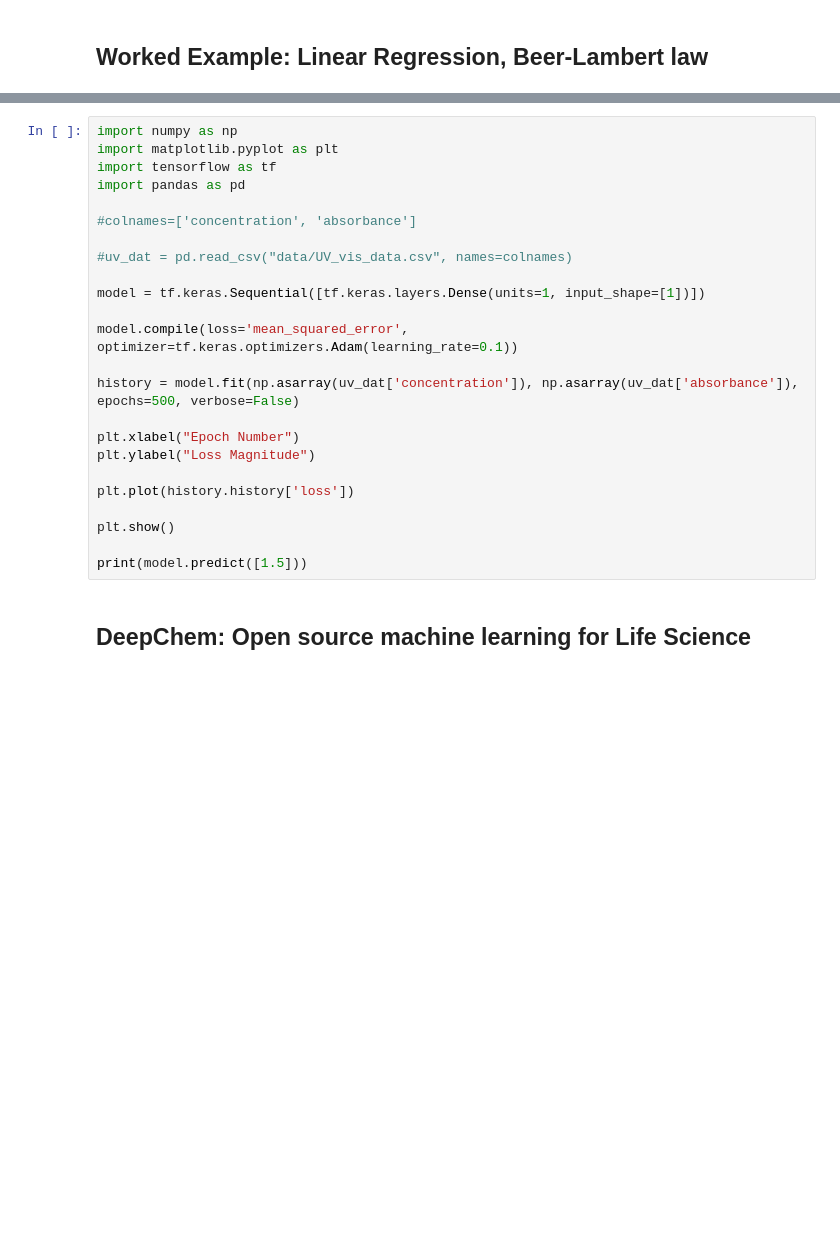
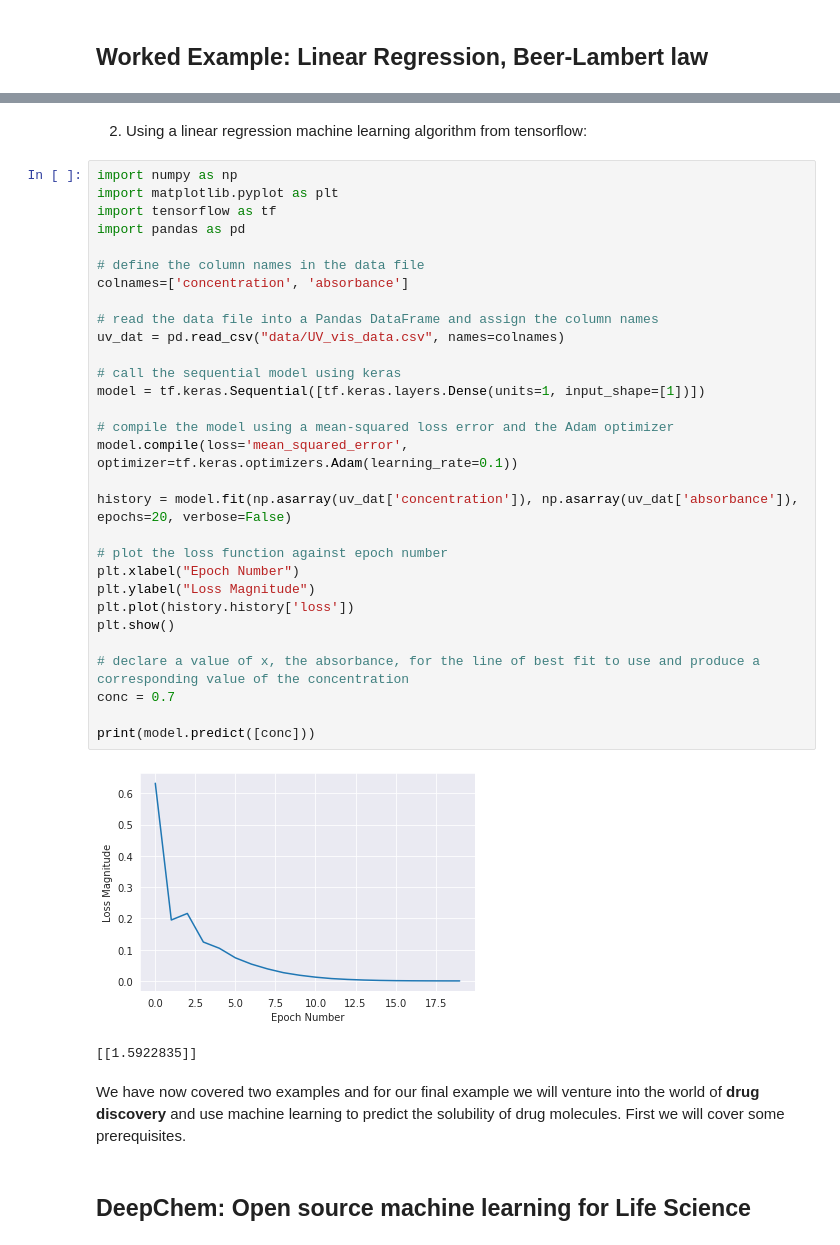
Before and after one commit to adambaskerville/ProgrammingForChemists, a Jupyter notebook: Session7_MachineLearning.ipynb, the cells around one changed output, grey strips where cells are left out. Saved outputs shown, nothing was run; the diff lists cells and outputs as text; blank space fills up the shorter version.

```diff
--- a/Session7_MachineLearning.ipynb
+++ b/Session7_MachineLearning.ipynb
@@ -189,27 +386,40 @@ print(m*1.5 + c)
+# %% [markdown]
+2. Using a linear regression machine learning algorithm from tensorflow:
 # %%
 import numpy as np
 import matplotlib.pyplot as plt
 import tensorflow as tf
 import pandas as pd
 
-#colnames=['concentration', 'absorbance']
+# define the column names in the data file
+colnames=['concentration', 'absorbance']
 
-#uv_dat = pd.read_csv("data/UV_vis_data.csv", names=colnames)
+# read the data file into a Pandas DataFrame and assign the column names
+uv_dat = pd.read_csv("data/UV_vis_data.csv", names=colnames)
 
+# call the sequential model using keras
 model = tf.keras.Sequential([tf.keras.layers.Dense(units=1, input_shape=[1])])
 
+# compile the model using a mean-squared loss error and the Adam optimizer
 model.compile(loss='mean_squared_error', optimizer=tf.keras.optimizers.Adam(learning_rate=0.1))
 
-history = model.fit(np.asarray(uv_dat['concentration']), np.asarray(uv_dat['absorbance']), epochs=500, verbose=False)
+history = model.fit(np.asarray(uv_dat['concentration']), np.asarray(uv_dat['absorbance']), epochs=20, verbose=False)
 
+# plot the loss function against epoch number
 plt.xlabel("Epoch Number")
 plt.ylabel("Loss Magnitude")
-
 plt.plot(history.history['loss'])
-
 plt.show()
 
-print(model.predict([1.5]))
+# declare a value of x, the absorbance, for the line of best fit to use and produce a corresponding value of the concentration
+conc = 0.7
+
+print(model.predict([conc]))
+# %% [output]
+[figure, added]
+[[1.5922835]]
+# %% [markdown]
+We have now covered two examples and for our final example we will venture into the world of **drug discovery** and use machine learning to predict the solubility of drug molecules. First we will cover some prerequisites.
 # %% [markdown]
 ## DeepChem: Open source machine learning for Life Science
 # %% [markdown]
```
Also changed, not shown: parts of 41 cells of this notebook.
